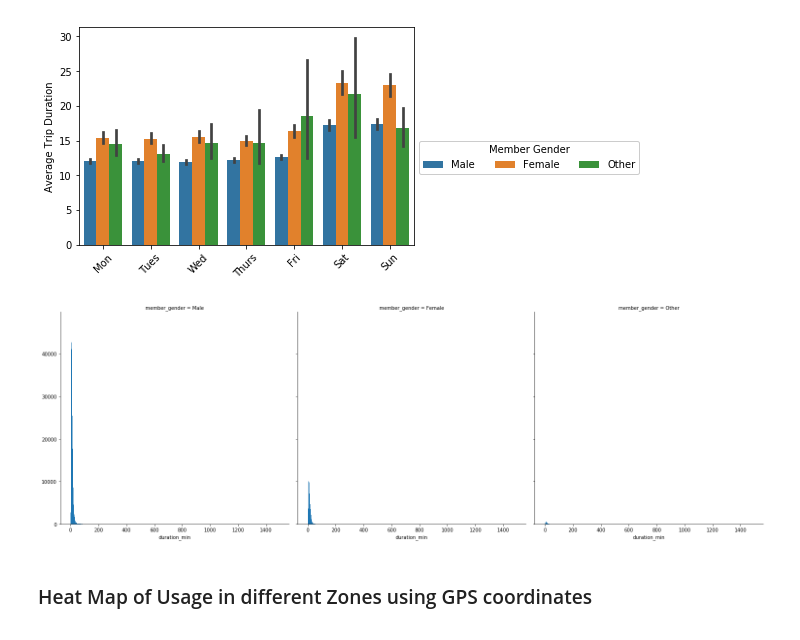
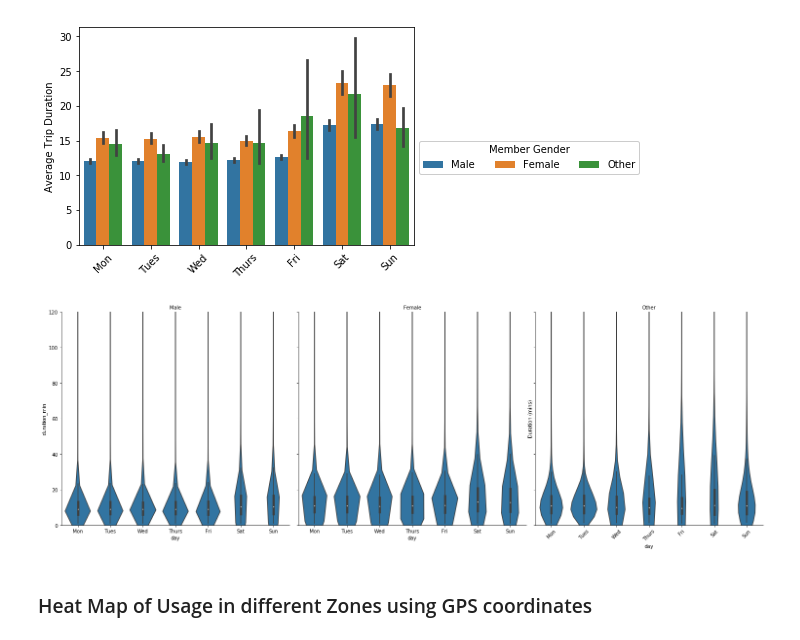
Before and after one commit to juliouribe/Visualizing_Bike_Data, a Jupyter notebook: Exploratory_Analysis.ipynb, the cells around one changed output. Cells and saved outputs as stored; diff of their text form; code cells hidden in the pictures.

Commit message:
Feat: added a multivariate plot exploring member gender, day of the week, and duration in mins spread

```diff
--- a/Exploratory_Analysis.ipynb
+++ b/Exploratory_Analysis.ipynb
@@ -401,10 +401,17 @@ plt.ylabel('Average Trip Duration');
 # %%
 # plotting
 bin_edges = np.arange(0, bikes_clean['duration_min'].max()+50, 2)
 g = sb.FacetGrid(data = sf_bikes, col = 'member_gender', height = 7, col_wrap = 3)
-g.map(plt.hist, 'duration_min', bins=bin_edges);
+g.map(sb.violinplot, 'day', 'duration_min')
+g.set_titles('{col_name}')
+axis = plt.gca()
+# get xtick positions
+pos = axis.get_xticks().tolist()
+plt.xticks(pos, weekdays, rotation = '45')
+plt.ylim(0, 120)
+plt.ylabel("Duration (mins)");
 # %% [output]
-[figure, old version]
+[figure, new version]
 # %% [markdown]
 ### Heat Map of Usage in different Zones using GPS coordinates
 # %%
```
